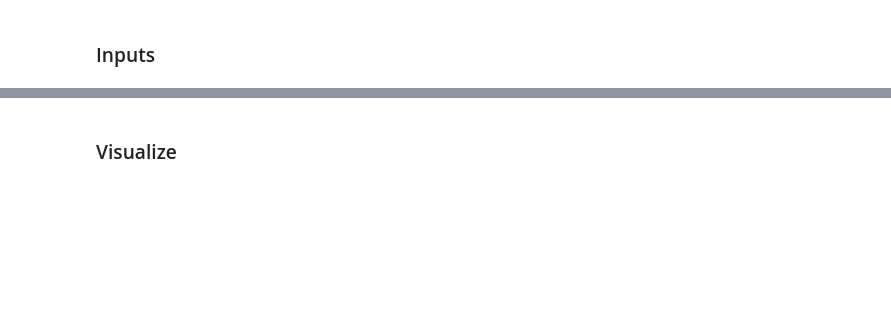
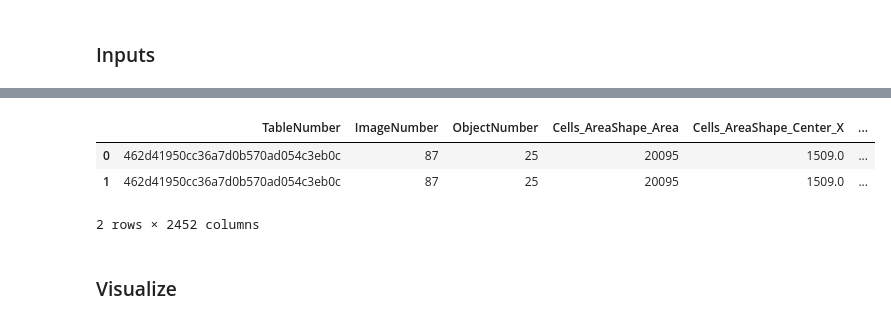
Before and after one commit to broadinstitute/SingleCell_Morphological_Analysis, a Jupyter notebook: 1.visualize_random_or_representative_cells.ipynb, the cells around one changed output, grey strips where cells are left out. Drawn from its saved outputs; the diff is of its cells as text; code cells hidden in the pictures; blank space fills up the shorter version.

```diff
--- a/1.visualize_random_or_representative_cells.ipynb
+++ b/1.visualize_random_or_representative_cells.ipynb
@@ -59,0 +69,7 @@ channels=["Mito","AGP","DNA","RNA","ER"]
+# %%
+%%time
+
+ps_arr=df_p_s[cp_features_analysis].values
+gms=hd.medoid(ps_arr,axis=0)
+gm_sample_ind=np.where(np.sum((ps_arr-gms),axis=1)==0)[0]
+df_p_s_gm=df_p_s.loc[gm_sample_ind,:]
@@ -60,2 +90,9 @@ channels=["Mito","AGP","DNA","RNA","ER"]
+# %%
+pd.concat([df_p_s_gm,df_p_s_gm],ignore_index=True)
+# %% [output]
+|  | TableNumber | ImageNumber | ObjectNumber | Cells_AreaShape_Area | Cells_AreaShape_Center_X | ... |
+| 0 | 462d41950cc36a7d0b570ad054c3eb0c | 87 | 25 | 20095 | 1509.0 | ... |
+| 1 | 462d41950cc36a7d0b570ad054c3eb0c | 87 | 25 | 20095 | 1509.0 | ... |
+2 rows × 2452 columns
 # %% [markdown]
 ### Visualize
```
Also changed, not shown: parts of 12 cells of this notebook, 4 other files.
